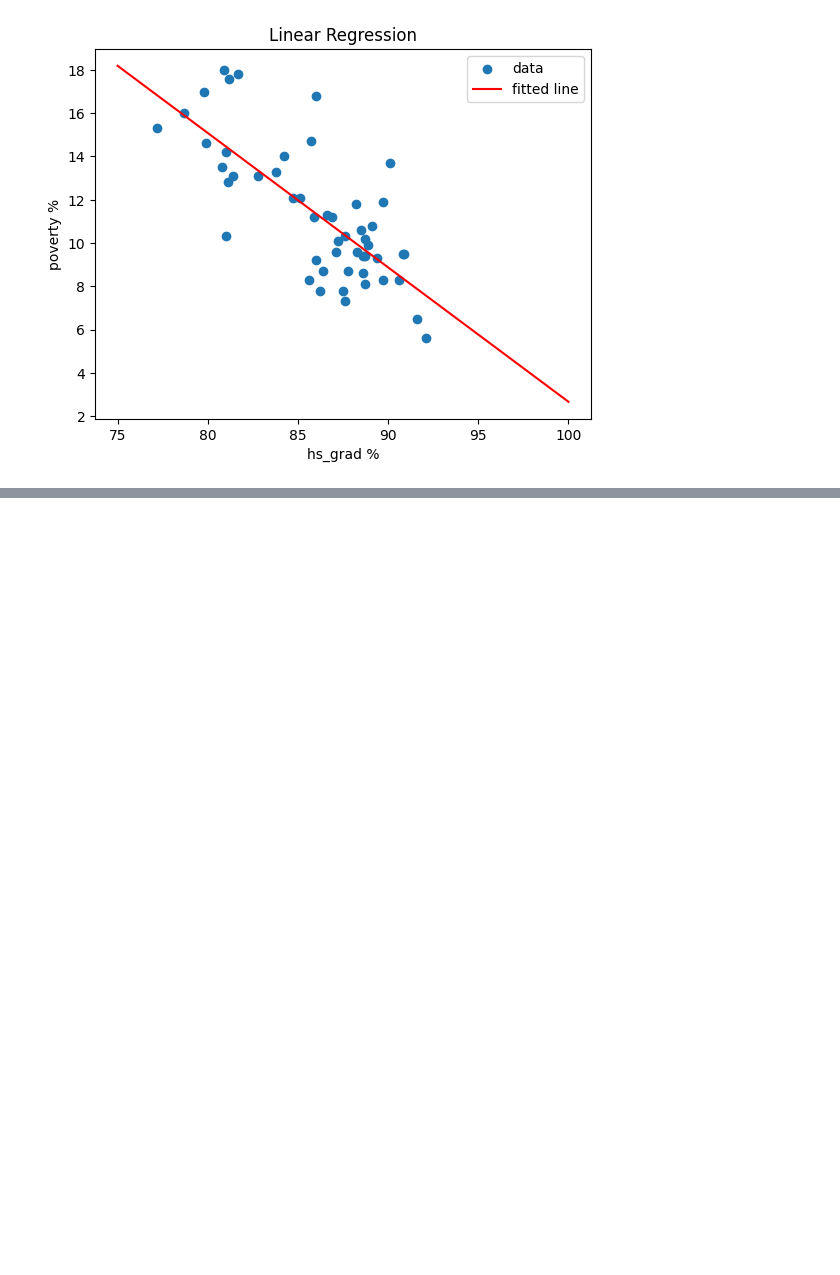
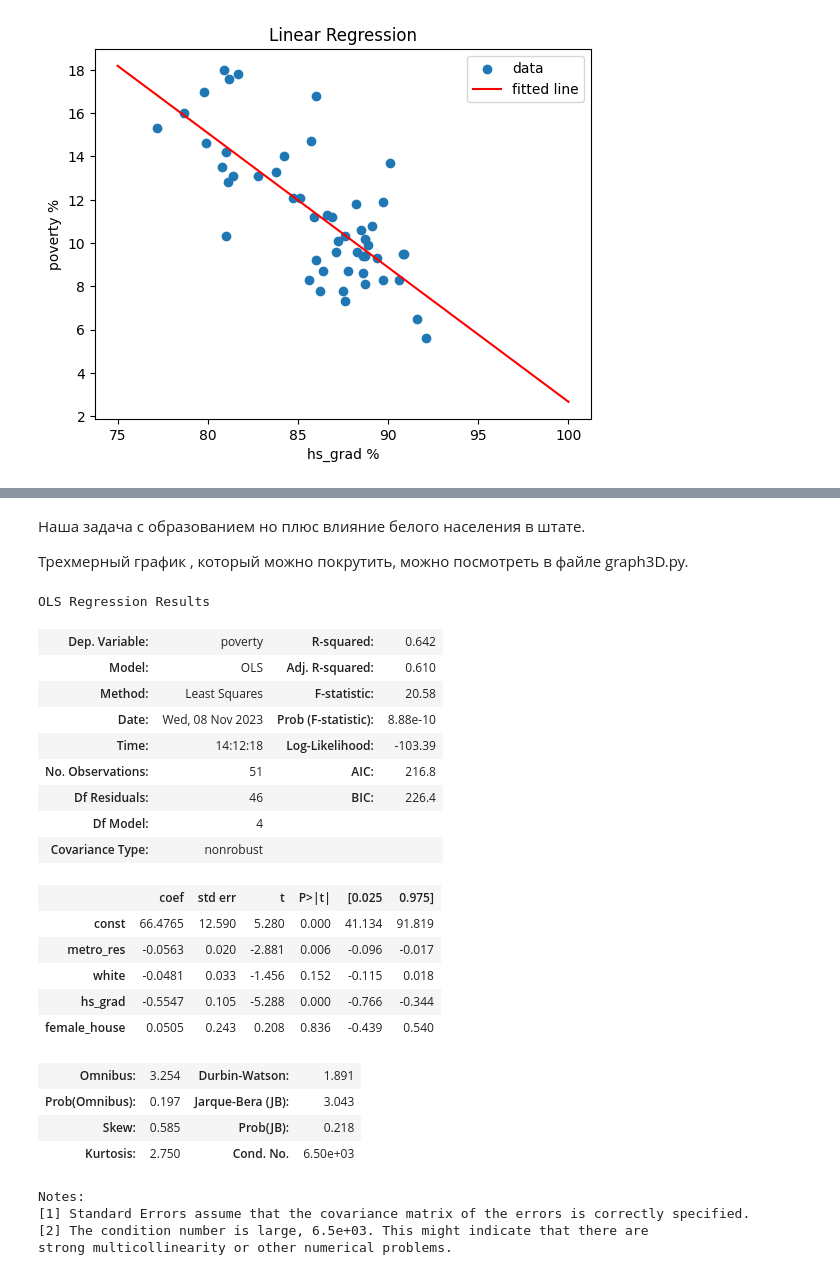
Before and after one commit to Khazovalexandra/Stepic_-, a Jupyter notebook: Основы статистики/Statistic.ipynb, the cells around one changed output, grey strips where cells are left out. Drawn from its saved outputs; the diff is of its cells as text; code cells hidden in the pictures; blank space fills up the shorter version.

```diff
--- a/Основы статистики/Statistic.ipynb
+++ b/Основы статистики/Statistic.ipynb
@@ -1038,0 +1089,42 @@ std_err = 0.079
+# %% [markdown]
+Наша задача с образованием но плюс влияние белого населения в штате.
+
+Трехмерный график , который можно покрутить, можно посмотреть в файле graph3D.py.
+# %%
+import pandas as pd
+import statsmodels.api as sm
+
+# независимая переменная
+X = data['poverty']
+# зависимые переменные
+Y = sm.add_constant(data[['metro_res', 'white', 'hs_grad', 'female_house']])
+
+# обучение модели
+model = sm.OLS(X, Y).fit()
+# вывод результатов
+model.summary()
+# %% [output]
+OLS Regression Results
+| Dep. Variable: | poverty | R-squared: | 0.642 |
+| Model: | OLS | Adj. R-squared: | 0.610 |
+| Method: | Least Squares | F-statistic: | 20.58 |
+| Date: | Wed, 08 Nov 2023 | Prob (F-statistic): | 8.88e-10 |
+| Time: | 14:12:18 | Log-Likelihood: | -103.39 |
+| No. Observations: | 51 | AIC: | 216.8 |
+| Df Residuals: | 46 | BIC: | 226.4 |
+| Df Model: | 4 |  |  |
+| Covariance Type: | nonrobust |  |  |
+|  | coef | std err | t | P>|t| | [0.025 | 0.975] |
+| const | 66.4765 | 12.590 | 5.280 | 0.000 | 41.134 | 91.819 |
+| metro_res | -0.0563 | 0.020 | -2.881 | 0.006 | -0.096 | -0.017 |
+| white | -0.0481 | 0.033 | -1.456 | 0.152 | -0.115 | 0.018 |
+| hs_grad | -0.5547 | 0.105 | -5.288 | 0.000 | -0.766 | -0.344 |
+| female_house | 0.0505 | 0.243 | 0.208 | 0.836 | -0.439 | 0.540 |
+| Omnibus: | 3.254 | Durbin-Watson: | 1.891 |
+| Prob(Omnibus): | 0.197 | Jarque-Bera (JB): | 3.043 |
+| Skew: | 0.585 | Prob(JB): | 0.218 |
+| Kurtosis: | 2.750 | Cond. No. | 6.50e+03 |
+Notes:
+[1] Standard Errors assume that the covariance matrix of the errors is correctly specified.
+[2] The condition number is large, 6.5e+03. This might indicate that there are
+strong multicollinearity or other numerical problems.
```
Also changed, not shown: parts of 21 cells of this notebook, 4 other files.
